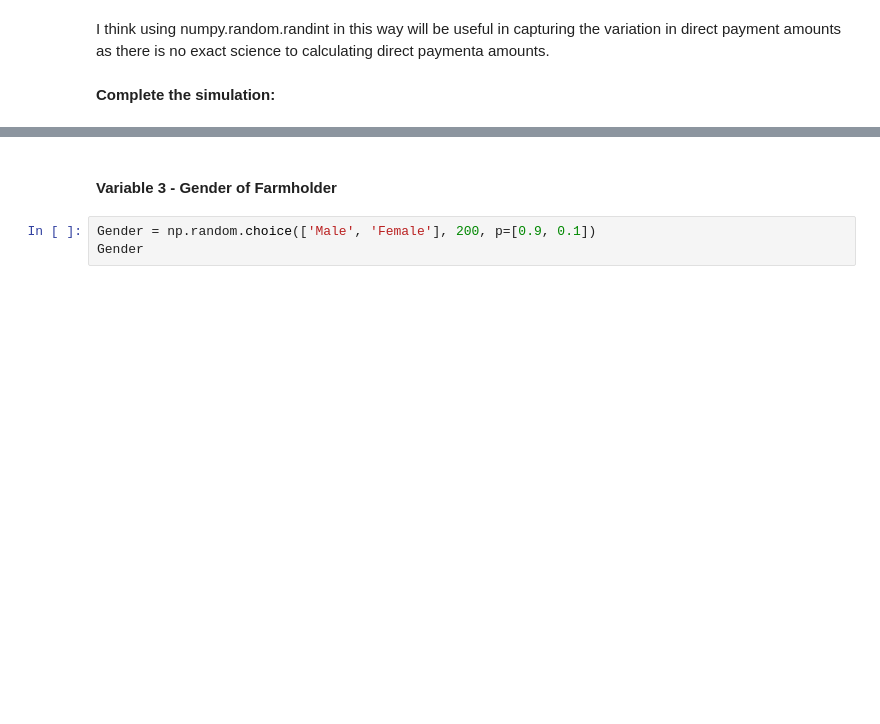
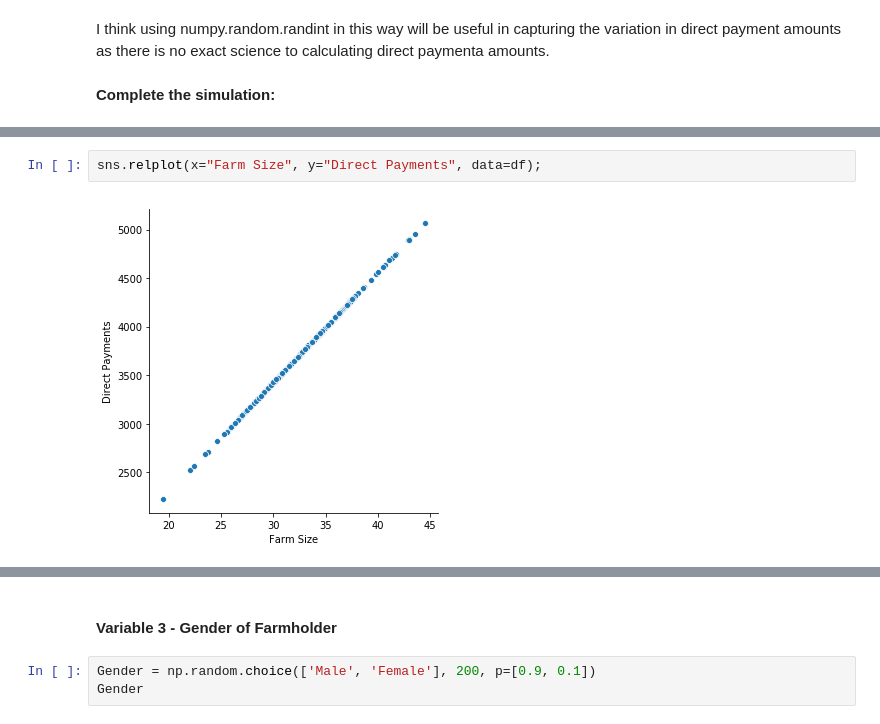
Before and after one commit to johndunne2019/PDA-Project-Data-Simulation, a Jupyter notebook: Data-Simulation.ipynb, the cells around one changed output, grey strips where cells are left out. Saved outputs shown, nothing was run; the diff lists cells and outputs as text; blank space fills up the shorter version.

```diff
--- a/Data-Simulation.ipynb
+++ b/Data-Simulation.ipynb
@@ -624,3 +642,7 @@ array([3882.12, 3856.03, 3669.97, 4372.23, 3840.15, 3902.55, 4688.75,
+# %%
+sns.relplot(x="Farm Size", y="Direct Payments", data=df);
+# %% [output]
+[figure, added]
 # %% [markdown]
 #### Section 3.2 References
 * Teagasc National Farm Survey 2016: https://www.teagasc.ie/media/website/publications/2017/NFS-2016-Final-Report.pdf
```
Also changed, not shown: parts of 19 cells of this notebook.
